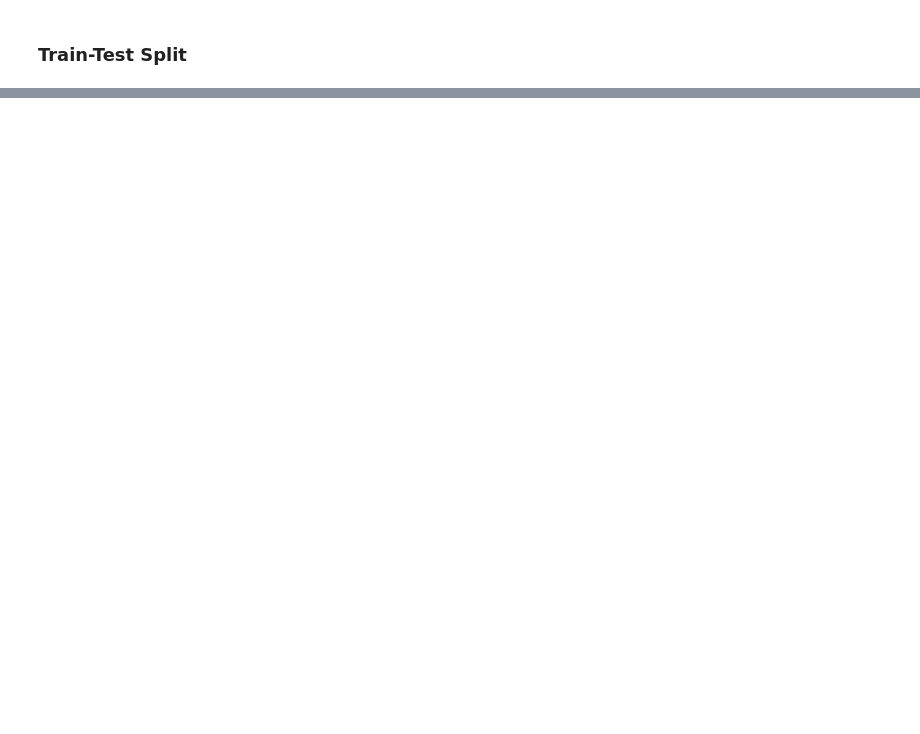
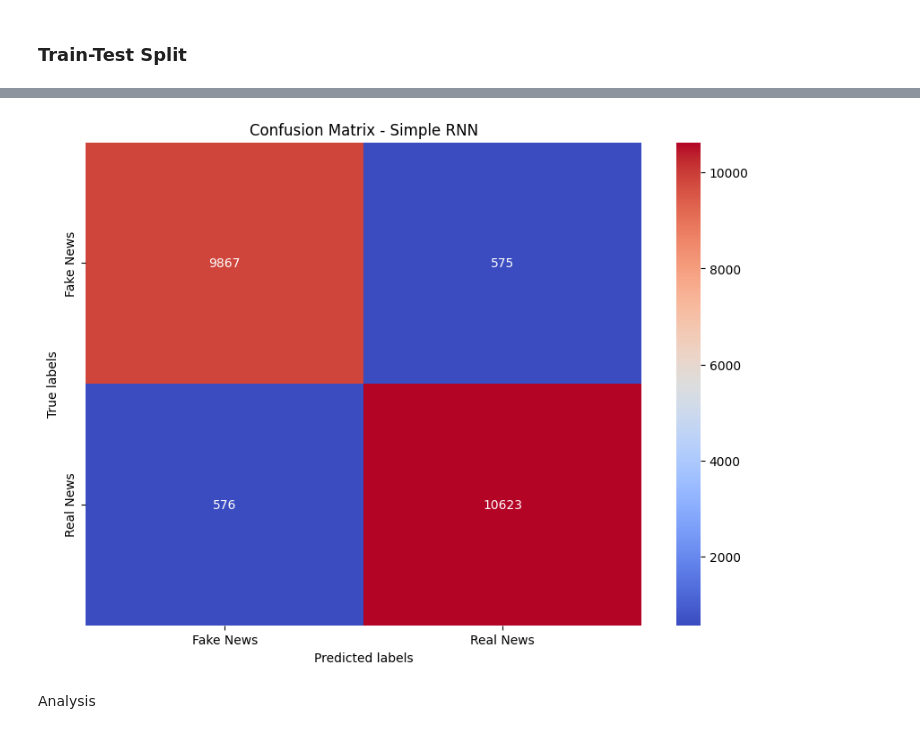
Before and after one commit to namrata1104/Fake_news_detection, a Jupyter notebook: notebooks/fakenews-jarrod.ipynb, the cells around one changed output, grey strips where cells are left out. Cells and saved outputs as stored; diff of their text form; code cells hidden in the pictures; blank space fills up the shorter version.

```diff
--- a/notebooks/fakenews-jarrod.ipynb
+++ b/notebooks/fakenews-jarrod.ipynb
@@ -251,0 +476,5 @@ with open('trained_rnn_model_1.pkl', 'wb') as file:
+# %%
+# Generate predictions
+y_pred_prob_2 = rnn_model_2.predict(X_test)
+# Convert probabs to 0 or 1
+y_pred_2 = (y_pred_prob_2 > 0.5).astype(int)
@@ -251,0 +512,23 @@ with open('trained_rnn_model_1.pkl', 'wb') as file:
+# %%
+# Calculate the confusion matrix
+cm_2 = confusion_matrix(y_test, y_pred_2)
+# %%
+# Plot the confusion matrix
+plt.figure(figsize=(10, 7))
+ax = sns.heatmap(cm_2, annot=True, fmt="d", cmap="coolwarm", cbar=True)
+
+# Set axis labels and title
+ax.set_xlabel('Predicted labels')
+ax.set_ylabel('True labels')
+ax.set_title('Confusion Matrix - Simple RNN')
+
+# Set custom tick labels
+ax.xaxis.set_ticklabels(['Fake News', 'Real News'])
+ax.yaxis.set_ticklabels(['Fake News', 'Real News'])
+
+# Show the plot
+plt.show()
+# %% [output]
+[figure, added]
+# %% [markdown]
+Analysis
```
Also changed, not shown: parts of 56 cells of this notebook.
